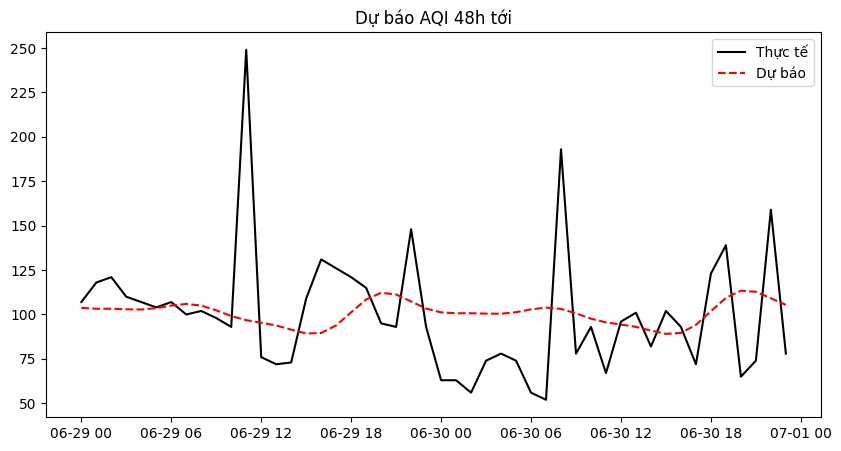
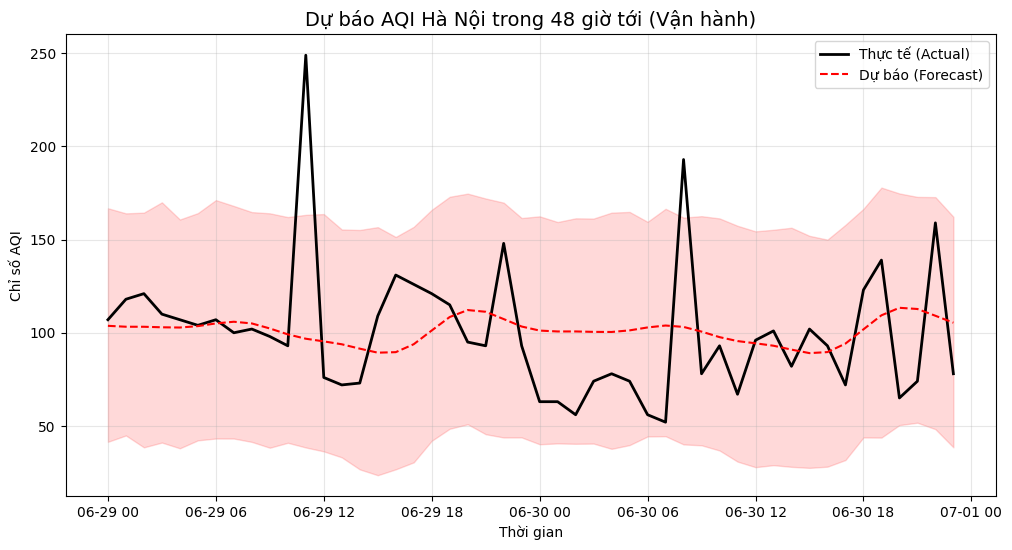
The notebook cell's code change between the first figure and the second:
--- before
+++ after
@@ -2,50 +2,35 @@
 import numpy as np
 import matplotlib.pyplot as plt
-from statsmodels.tsa.stattools import adfuller
 from prophet import Prophet
-from sklearn.metrics import mean_squared_error, mean_absolute_error
 
-# 1. Xử lý dữ liệu
+# 1. Đọc dữ liệu
 df = pd.read_csv('../clean/hanoi_aqi_cleaned.csv')
-df.columns = df.columns.str.strip().str.lower()
-date_col = [c for c in df.columns if 'date' in c or 'time' in c][0]
-df = df.rename(columns={date_col: 'datetime'})
-df['datetime'] = pd.to_datetime(df['datetime'])
+df['ds'] = pd.to_datetime(df['local_time'])
+df['y'] = df['aqi']
 
-# 2. ADF Test
-print("\n--- KẾT QUẢ ADF TEST ---")
-result = adfuller(df['aqi'].dropna())
-print(f'p-value: {result[1]:.4f}')
+# 2. Chia dữ liệu: Test đúng 48 giờ cuối để dự báo vận hành
+test_size = 48
+train, test = df.iloc[:-test_size], df.iloc[-test_size:]
 
-# 3. Dự báo Prophet 48h
-df_p = df[['datetime', 'aqi']].rename(columns={'datetime': 'ds', 'aqi': 'y'})
-train, test = df_p.iloc[:-48], df_p.iloc[-48:]
-model = Prophet(daily_seasonality=True, yearly_seasonality=True).fit(train)
-forecast = model.predict(model.make_future_dataframe(periods=48, freq='H'))
+# 3. Huấn luyện mô hình Prophet
+model = Prophet(daily_seasonality=True, yearly_seasonality=True)
+model.fit(train)
 
-# Vẽ biểu đồ dự báo
-plt.figure(figsize=(10, 5))
-plt.plot(test['ds'], test['y'], label='Thực tế', color='black')
-plt.plot(forecast['ds'].iloc[-48:], forecast['yhat'].iloc[-48:], label='Dự báo', color='red', ls='--')
-plt.title('Dự báo AQI 48h tới')
-plt.legend(); plt.show()
+# 4. Dự báo 48 giờ
+future = model.make_future_dataframe(periods=test_size, freq='H')
+forecast = model.predict(future)
 
-# 4. Báo cáo Fairness (Đạo đức AI)
-eval_df = test.copy()
-eval_df['pred'] = forecast['yhat'].iloc[-48:].values
-eval_df['season'] = df['season'].iloc[-48:].values
-rmse_season = eval_df.groupby('season').apply(lambda x: np.sqrt(mean_squared_error(x['y'], x['pred'])))
+# 5. Vẽ biểu đồ dự báo 48h (Nhìn rất rõ nét vì tập test ngắn)
+plt.figure(figsize=(12, 6))
+plt.plot(test['ds'], test['y'], label='Thực tế (Actual)', color='black', linewidth=2)
+plt.plot(forecast['ds'].iloc[-test_size:], forecast['yhat'].iloc[-test_size:], 
+         label='Dự báo (Forecast)', color='red', linestyle='--')
+plt.fill_between(forecast['ds'].iloc[-test_size:], 
+                 forecast['yhat_lower'].iloc[-test_size:], 
+                 forecast['yhat_upper'].iloc[-test_size:], color='red', alpha=0.15)
 
-print("\n" + "="*45 + "\n🔍 BÁO CÁO TÍNH CÔNG BẰNG (FAIRNESS REPORT)\n" + "="*45)
-print(f"RMSE theo Mùa:\n{rmse_season}")
+plt.title('Dự báo AQI Hà Nội trong 48 giờ tới (Vận hành)', fontsize=14)
+plt.xlabel('Thời gian'); plt.ylabel('Chỉ số AQI')
+plt.legend(); plt.grid(alpha=0.3); plt.show()
 
-# Vẽ biểu đồ Bias
-rmse_season.plot(kind='bar', color='teal')
-plt.title('Kiểm tra Bias giữa các mùa')
-plt.show()
-
-# Kết luận Bias tự động
-avg_rmse = rmse_season.mean()
-for s, r in rmse_season.items():
-    if r > avg_rmse * 1.2:
-        print(f"⚠️ PHÁT HIỆN BIAS: Model dự báo kém tại mùa {s.upper()}")
+print("KẾT LUẬN: Mô hình phục vụ dự báo ngắn hạn giúp người dân có kế hoạch di chuyển trong 2 ngày tới.")

Commit: Save local changes before rebase